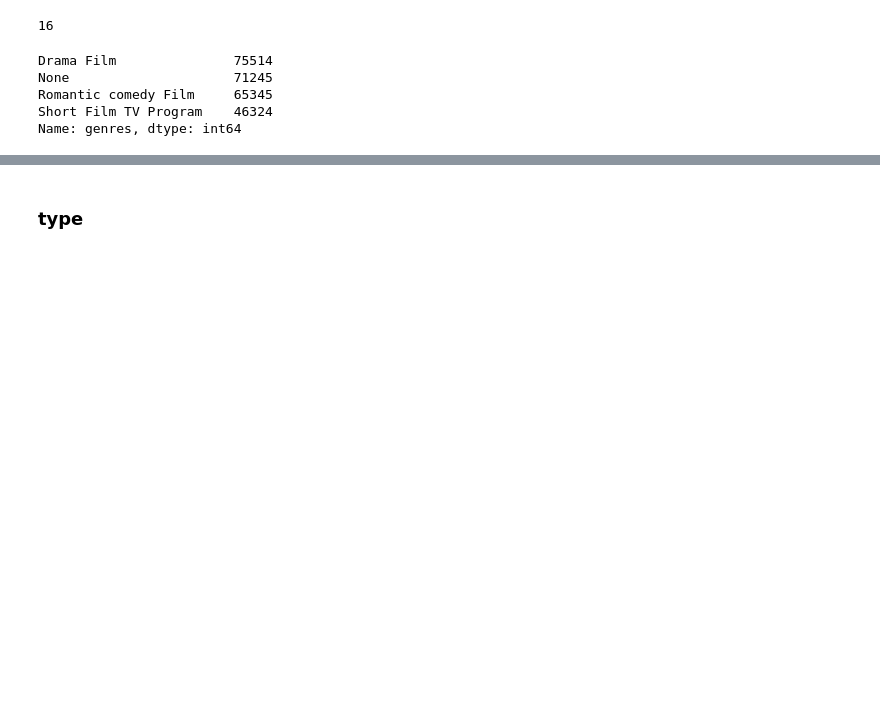
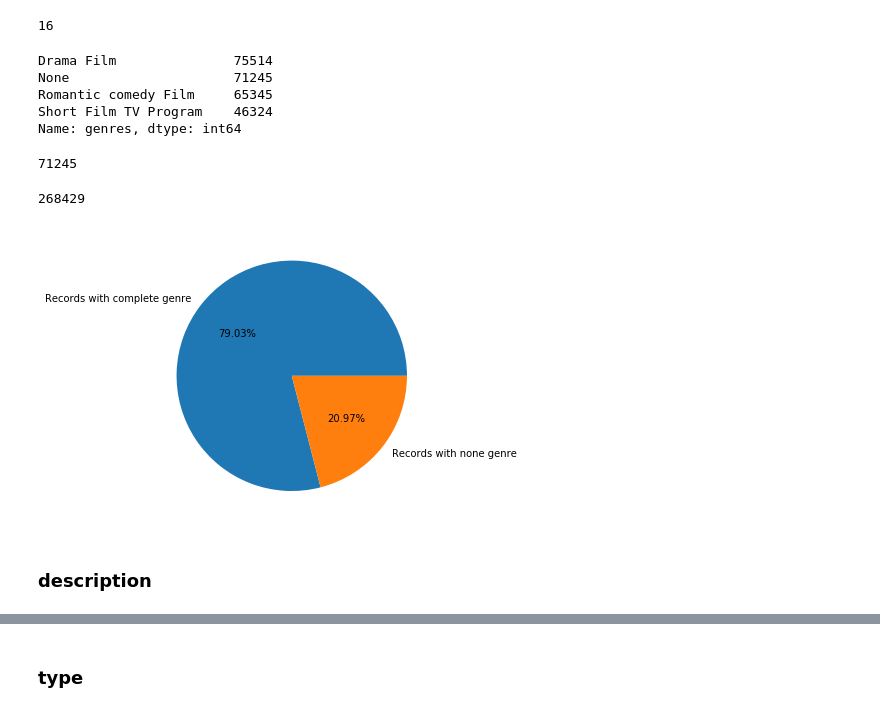
Before and after one commit to Denissovan/VINF-stats-indexing, a Jupyter notebook: VINF-indexovanie.ipynb, the cells around one changed output, grey strips where cells are left out. Cells and saved outputs as stored; diff of their text form; code cells hidden in the pictures; blank space fills up the shorter version.

```diff
--- a/VINF-indexovanie.ipynb
+++ b/VINF-indexovanie.ipynb
@@ -163,6 +190,8 @@ genres
 | 339672 | Mounting Tension | [None] | None |
 | 339673 | The Red Tapes | [Epic Film] | 1976 |
 339674 rows × 3 columns
+# %%
+num_of_all_genres = len(genres)
 # %%
 max_genres = genres.loc[:,'genres'].apply(lambda x: len(x))
 # %%
@@ -231,3 +260,24 @@ None                     71245
 Romantic comedy Film     65345
 Short Film TV Program    46324
 Name: genres, dtype: int64
+# %%
+num_of_none_genres = len(genres[genres['genres'] == "None"])
+# %%
+num_of_none_genres
+# %% [output]
+71245
+# %%
+num_of_all_genres-num_of_none_genres
+# %% [output]
+268429
+# %%
+percentage_of_none_genres = (num_of_all_genres/100)*num_of_none_genres
+# %%
+percentage_of_complete_genres = (num_of_all_genres/100)*(num_of_all_genres-num_of_none_genres)
+# %%
+printPieChart(['Records with complete genre', 'Records with none genre'],
+              [percentage_of_complete_genres, percentage_of_none_genres])
+# %% [output]
+[figure, added]
+# %% [markdown]
+### description
```
Also changed, not shown: parts of 43 cells of this notebook.
